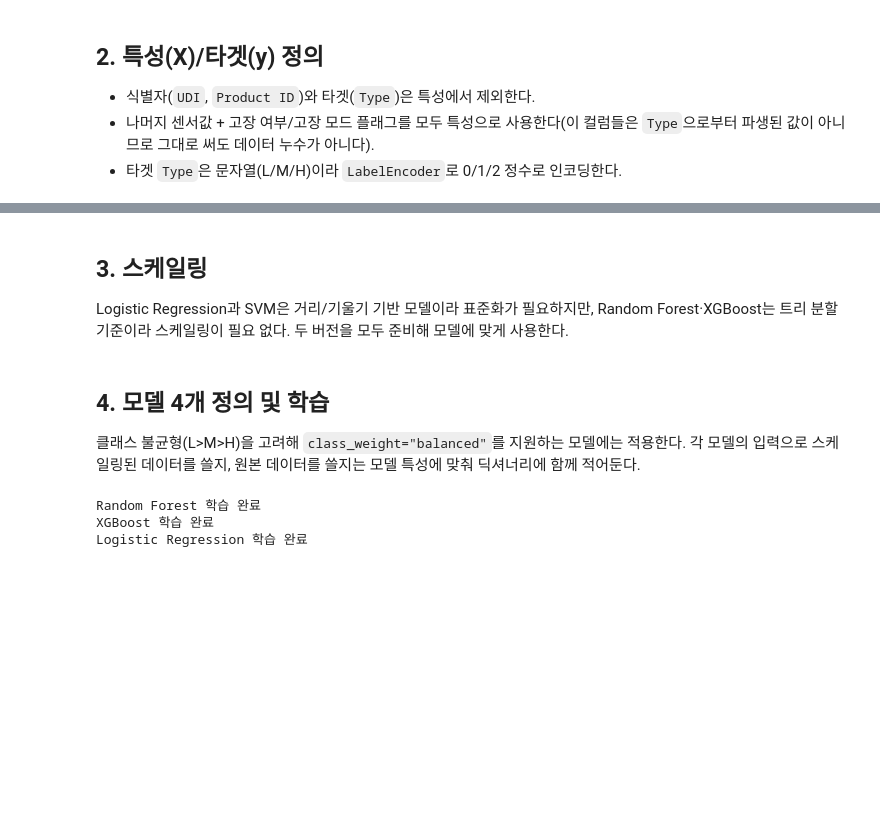
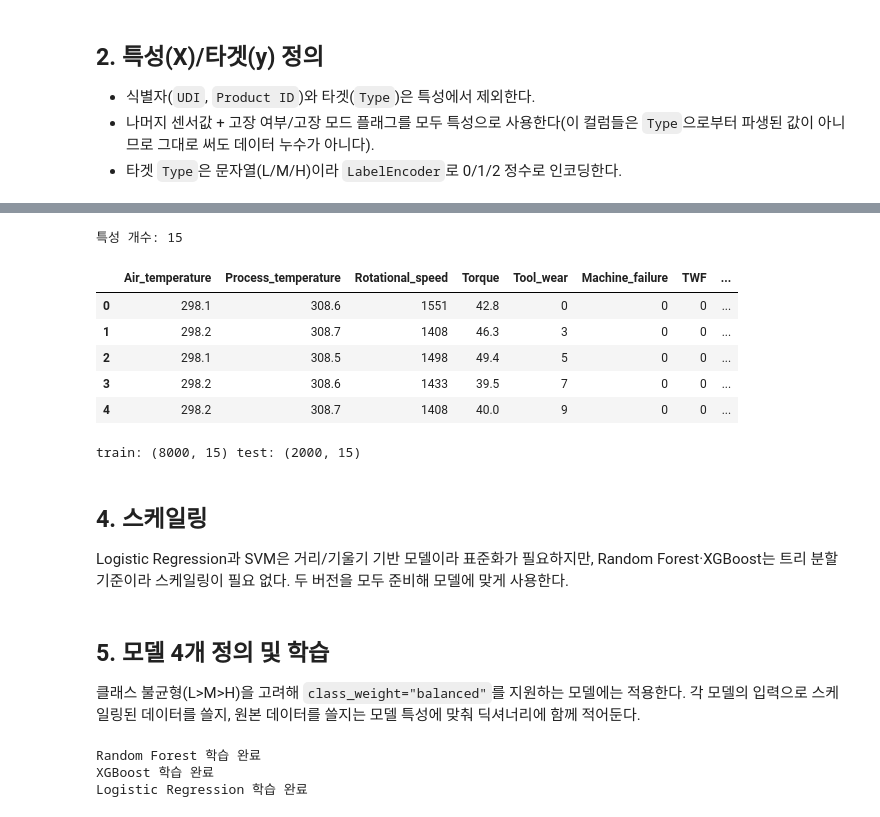
Before and after one commit to hmy7788/python_data_analyze, a Jupyter notebook: src/classifications.ipynb, the cells around one changed output, grey strips where cells are left out. Drawn from its saved outputs; the diff is of its cells as text; code cells hidden in the pictures; blank space fills up the shorter version.

```diff
--- a/src/classifications.ipynb
+++ b/src/classifications.ipynb
@@ -92,5 +105,31 @@ train: (8000, 11) test: (2000, 11)
+# %%
+# 4. 파생변수 추가
+X["Temp_diff"] = X["Process_temperature"] - X["Air_temperature"]
+X["Power"] = X["Torque"] * (X["Rotational_speed"] * 2 * np.pi / 60)  # rpm -> rad/s 변환 후 동력[W] 계산
+X["Torque_x_ToolWear"] = X["Torque"] * X["Tool_wear"]
+X["Failure_mode_count"] = X[["TWF", "HDF", "PWF", "OSF", "RNF"]].sum(axis=1)
+
+print("특성 개수:", X.shape[1])
+X.head()
+# %% [output]
+특성 개수: 15
+|  | Air_temperature | Process_temperature | Rotational_speed | Torque | Tool_wear | Machine_failure | TWF | ... |
+| 0 | 298.1 | 308.6 | 1551 | 42.8 | 0 | 0 | 0 | ... |
+| 1 | 298.2 | 308.7 | 1408 | 46.3 | 3 | 0 | 0 | ... |
+| 2 | 298.1 | 308.5 | 1498 | 49.4 | 5 | 0 | 0 | ... |
+| 3 | 298.2 | 308.6 | 1433 | 39.5 | 7 | 0 | 0 | ... |
+| 4 | 298.2 | 308.7 | 1408 | 40.0 | 9 | 0 | 0 | ... |
+# %%
+# 5. train/test 분리
+# Type 비율이 60/30/10으로 불균형하므로 stratify로 train/test에도 같은 비율을 유지
+X_train, X_test, y_train, y_test = train_test_split(
+    X, y, test_size=0.2, random_state=RANDOM_STATE, stratify=y
+)
+print("train:", X_train.shape, "test:", X_test.shape)
+# %% [output]
+train: (8000, 15) test: (2000, 15)
 # %% [markdown]
-## 3. 스케일링
+## 4. 스케일링
 
 Logistic Regression과 SVM은 거리/기울기 기반 모델이라 표준화가 필요하지만, Random Forest·XGBoost는
 트리 분할 기준이라 스케일링이 필요 없다. 두 버전을 모두 준비해 모델에 맞게 사용한다.
@@ -100,7 +139,7 @@ scaler = StandardScaler()
 X_train_scaled = scaler.fit_transform(X_train)
 X_test_scaled = scaler.transform(X_test)
 # %% [markdown]
-## 4. 모델 4개 정의 및 학습
+## 5. 모델 4개 정의 및 학습
 
 클래스 불균형(L>M>H)을 고려해 `class_weight="balanced"`를 지원하는 모델에는 적용한다.
 각 모델의 입력으로 스케일링된 데이터를 쓸지, 원본 데이터를 쓸지는 모델 특성에 맞춰 딕셔너리에 함께 적어둔다.
```
Also changed, not shown: parts of 15 cells of this notebook, 13 other files.
